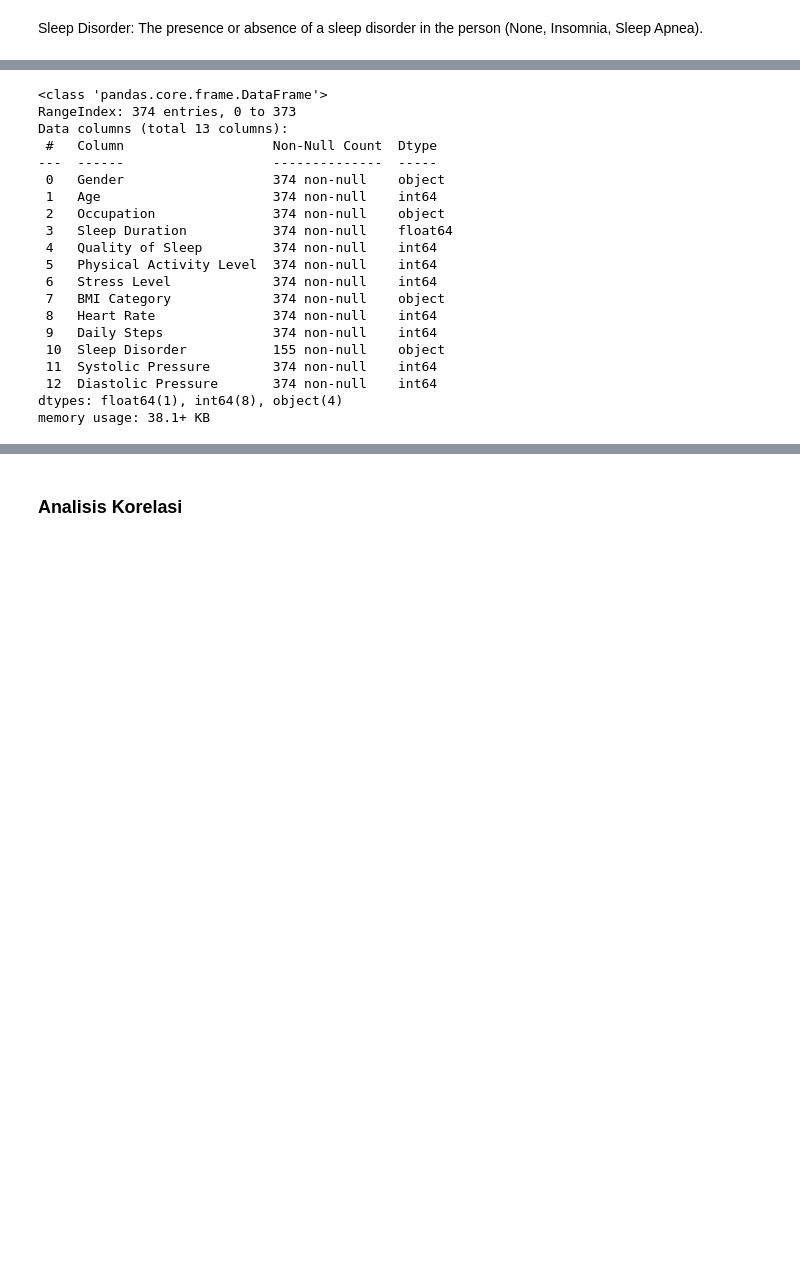
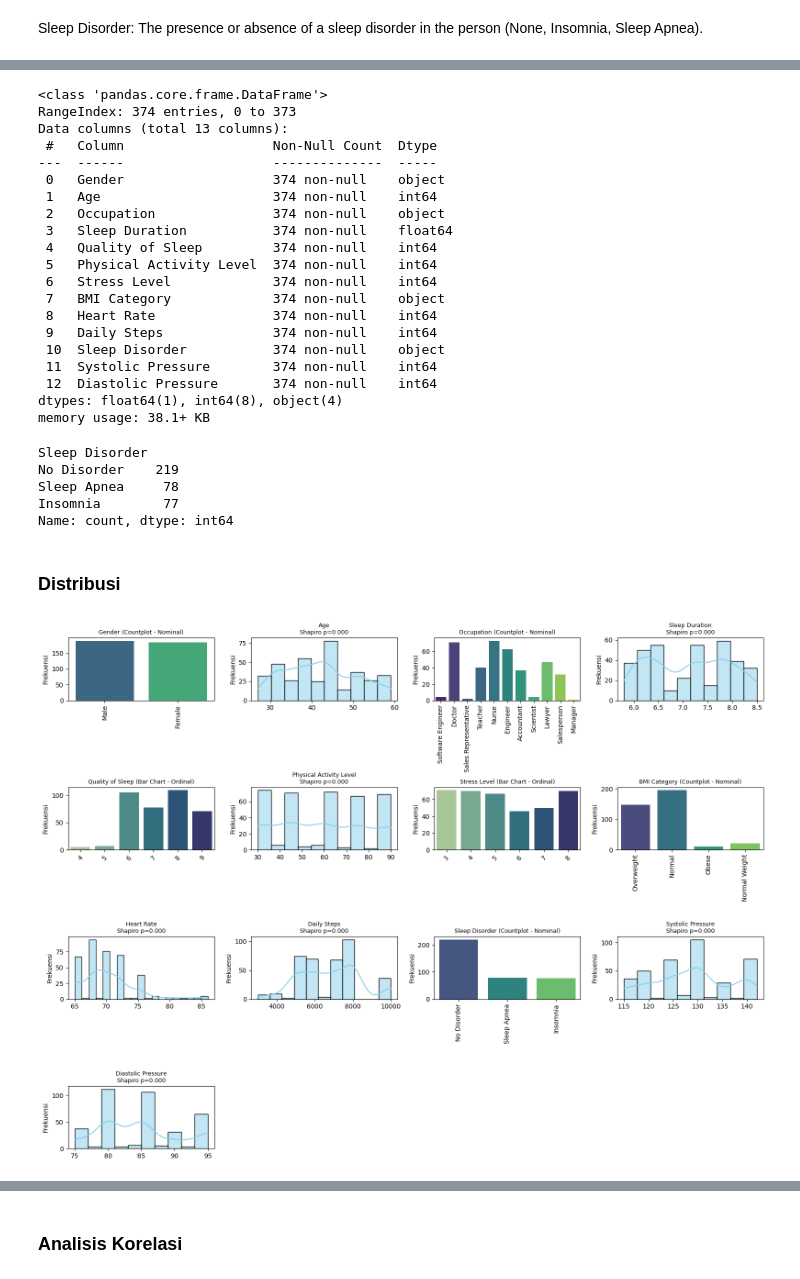
Before and after one commit to Qozuu/EDA-Project-EAS, a Jupyter notebook: sleep_eda.ipynb, the cells around one changed output, grey strips where cells are left out. Drawn from its saved outputs; the diff is of its cells as text; code cells hidden in the pictures; blank space fills up the shorter version.

Commit message:
nb: add continous variable's corr

```diff
--- a/sleep_eda.ipynb
+++ b/sleep_eda.ipynb
@@ -76,5 +65,5 @@ Sleep Disorder: The presence or absence of a sleep disorder in the person (None,
 # %%
-df['Sleep Disorder'] = df['Sleep Disorder'].replace({'None': 'No Disorder'})
+df['Sleep Disorder'] = df['Sleep Disorder'].fillna('No Disorder')
 df[['Systolic Pressure', 'Diastolic Pressure']] = df['Blood Pressure'].str.split('/', expand=True).astype(int)
 df_corr = df.drop(columns=['Person ID', 'Blood Pressure'])
 
@@ -95,8 +84,76 @@ Data columns (total 13 columns):
  7   BMI Category             374 non-null    object
  8   Heart Rate               374 non-null    int64
  9   Daily Steps              374 non-null    int64
- 10  Sleep Disorder           155 non-null    object
+ 10  Sleep Disorder           374 non-null    object
  11  Systolic Pressure        374 non-null    int64
  12  Diastolic Pressure       374 non-null    int64
 dtypes: float64(1), int64(8), object(4)
 memory usage: 38.1+ KB
+# %%
+df['Sleep Disorder'].value_counts()
+# %% [output]
+Sleep Disorder
+No Disorder    219
+Sleep Apnea     78
+Insomnia        77
+Name: count, dtype: int64
+# %% [markdown]
+### Distribusi
+# %%
+categorical_vars = ['Gender', 'Occupation', 'Quality of Sleep', 'Stress Level', 'BMI Category']
+target = 'Sleep Disorder'
+numerical_vars = [col for col in df_corr.columns if col not in categorical_vars + [target] and df_corr[col].dtype in ['int64', 'float64']]
+
+scale_map = {
+    'Gender': 'Nominal',
+    'Age': 'Rasio',
+    'Occupation': 'Nominal',
+    'Sleep Duration': 'Rasio',
+    'Quality of Sleep': 'Ordinal',
+    'Physical Activity Level': 'Rasio',
+    'Stress Level': 'Ordinal',
+    'BMI Category': 'Nominal',
+    'Heart Rate': 'Rasio',
+    'Daily Steps': 'Rasio',
+    'Sleep Disorder': 'Nominal',
+    'Systolic Pressure': 'Rasio',
+    'Diastolic Pressure': 'Rasio'
+}
+# %%
+cols = 4
+num_vars = len(df_corr.columns)
+rows = (num_vars + cols - 1) // cols
+
+plt.figure(figsize=(cols * 4, rows * 3))
+
+for i, col in enumerate(df_corr.columns, 1):
+    plt.subplot(rows, cols, i)
+    scale = scale_map.get(col, 'Rasio')
+
+    if scale in ['Rasio', 'Interval']:
+        data = df_corr[col].dropna()
+        stat, p_val = shapiro(data)
+
+        sns.histplot(data, kde=True, color='skyblue', edgecolor='black')
+        plt.title(f"{col}\nShapiro p={p_val:.3f}", fontsize=9)
+        plt.xlabel('')
+        plt.ylabel('Frekuensi')
+
+    elif scale == 'Ordinal':
+        order = sorted(df_corr[col].dropna().unique())
+        sns.countplot(x=col, hue=col, data=df_corr, order=order, palette='crest', legend=False)
+        plt.title(f"{col} (Bar Chart - Ordinal)", fontsize=9)
+        plt.xticks(rotation=45)
+
+    elif scale == 'Nominal':
+        sns.countplot(x=col, hue=col, data=df_corr, palette='viridis', legend=False)
+        plt.title(f"{col} (Countplot - Nominal)", fontsize=9)
+        plt.xticks(rotation=90)
+
+    plt.xlabel('')
+    plt.ylabel('Frekuensi')
+
+plt.tight_layout()
+plt.show()
+# %% [output]
+[figure, added]
```
Also changed, not shown: parts of 14 cells of this notebook.
